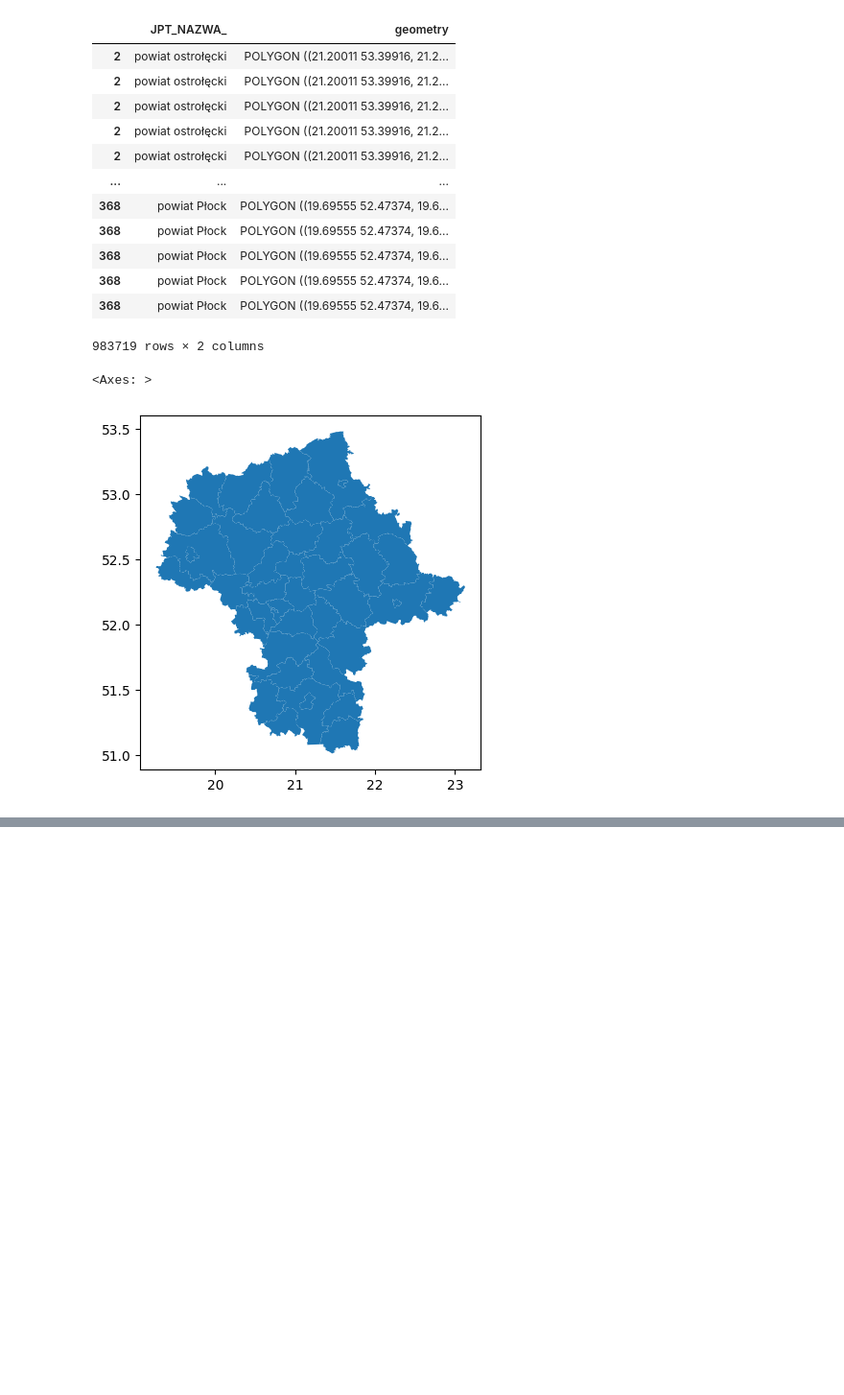
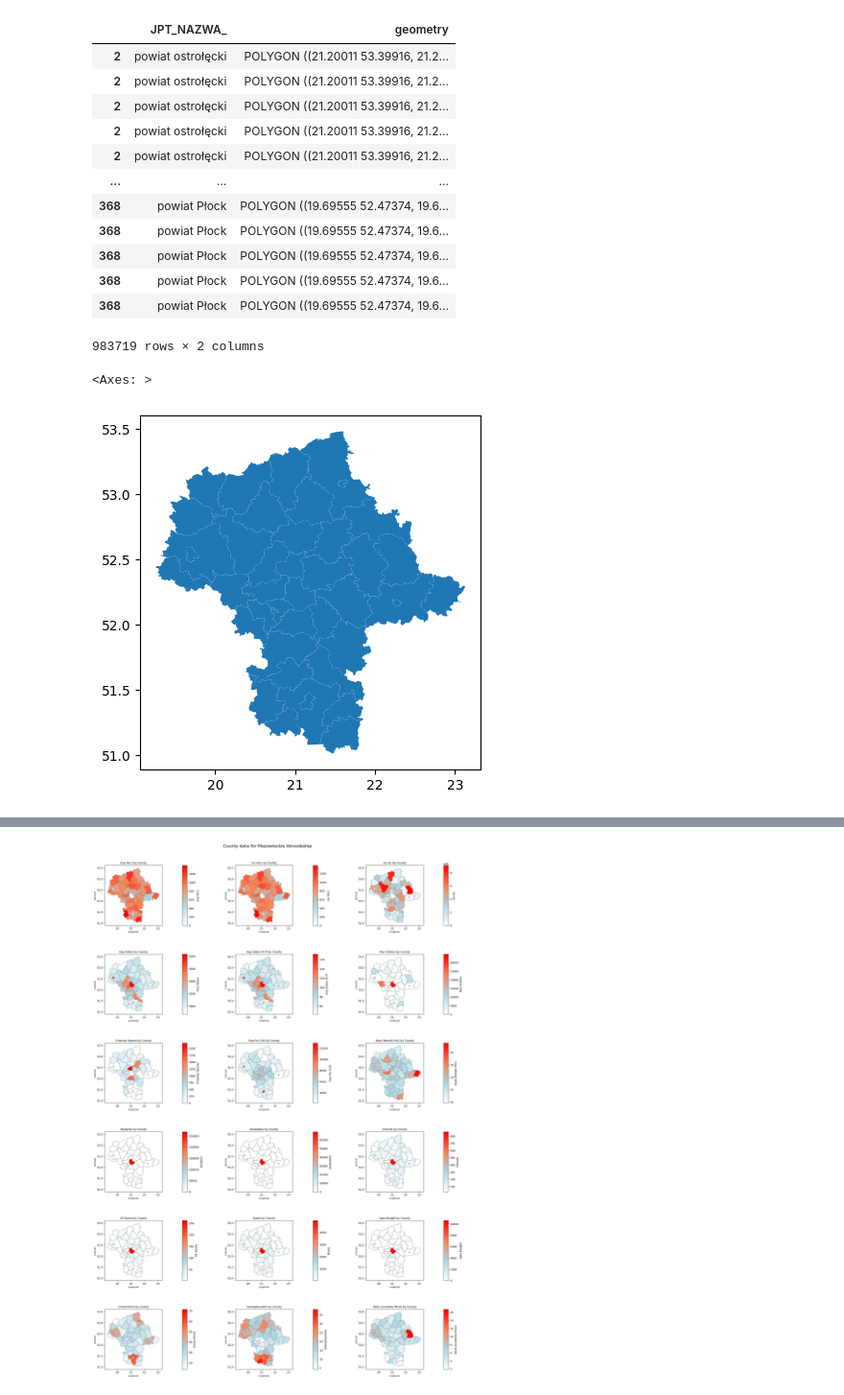
Before and after one commit to fszymanski13/master_thesis, a Jupyter notebook: notebooks/data_prep.ipynb, the cells around one changed output, grey strips where cells are left out. Shown at 96% size. Cells and saved outputs as stored; diff of their text form; code cells hidden in the pictures; blank space fills up the shorter version.

```diff
--- a/notebooks/data_prep.ipynb
+++ b/notebooks/data_prep.ipynb
@@ -74,0 +199,58 @@ with open('../data/powiaty_maz.pickle', 'wb') as file:
+# %%
+import matplotlib.pyplot as plt
+from mpl_toolkits.axes_grid1 import make_axes_locatable
+from matplotlib.colors import LinearSegmentedColormap
+import numpy as np
+import geopandas as gpd
+import pandas as pd
+
+# Color palette
+colors = [(1, 1, 1), (0.68, 0.85, 0.9), (1, 0.5, 0.31), (1, 0, 0)]
+# White, Lightblue, Coral, Red
+
+cmap = LinearSegmentedColormap.from_list("custom_colormap", colors)
+
+# List of columns to plot
+columns_to_plot = [
+    'exp_per1', 'inc_per1', 'UE_fin', 'avg_salary', 'avg_salary_to_PL', 'mus_visitors', 'cinemas_spaces', 'pop_per_1lib', 'book_rentals_per1', 'students', 'graduates', 'schools', 'all_stores', 'buses', 'apts_bought', 'crime_per1k', 'unemployment', 'work_accidents_per1k'
+]
+
+n_cols = 3
+n_rows = (len(columns_to_plot) + n_cols - 1) // n_cols
+
+# Subplots
+fig, axes = plt.subplots(n_rows, n_cols, figsize=(21, 29.7))  # A4
+fig.suptitle('County data for Mazowieckie Voivodeship', fontsize=16)
+
+axes = axes.flatten()
+
+# Plot each column
+for i, column in enumerate(columns_to_plot):
+    ax = axes[i]
+
+    im = merged_data.plot(column=column, ax=ax, legend=False, cmap=cmap, edgecolor='grey', linewidth=0.5)
+
+    # Create colorbar
+    divider = make_axes_locatable(ax)
+    cax = divider.append_axes("right", size="5%", pad=0.1)
+
+    vmin = merged_data[column].min()
+    vmax = merged_data[column].max()
+    sm = plt.cm.ScalarMappable(cmap=cmap, norm=plt.Normalize(vmin=vmin, vmax=vmax))
+    sm.set_array([])
+    cbar = fig.colorbar(sm, cax=cax)
+    cbar.set_label(f"{column.replace('_', ' ').title()}", fontsize=10)
+
+    ax.set_title(f'{column.replace("_", " ").title()} by County', fontsize=10)
+    ax.set_xlabel('Longitude', fontsize=8)
+    ax.set_ylabel('Latitude', fontsize=8)
+
+# Hide empty
+for j in range(i + 1, len(axes)):
+    fig.delaxes(axes[j])
+
+plt.subplots_adjust(left=0.05, right=0.95, top=0.95, bottom=0.05, wspace=0.3, hspace=0.3)
+
+plt.show()
+# %% [output]
+[figure, added]
```
Also changed, not shown: parts of 7 cells of this notebook, 1 other file.
